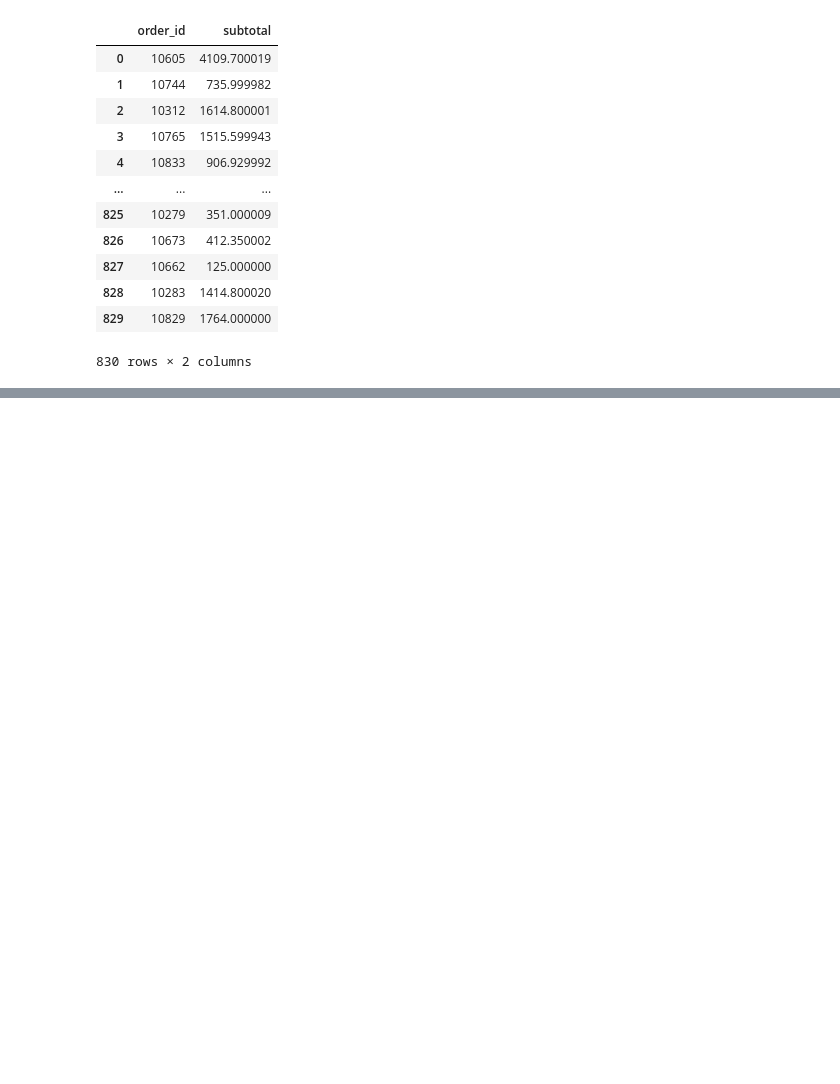
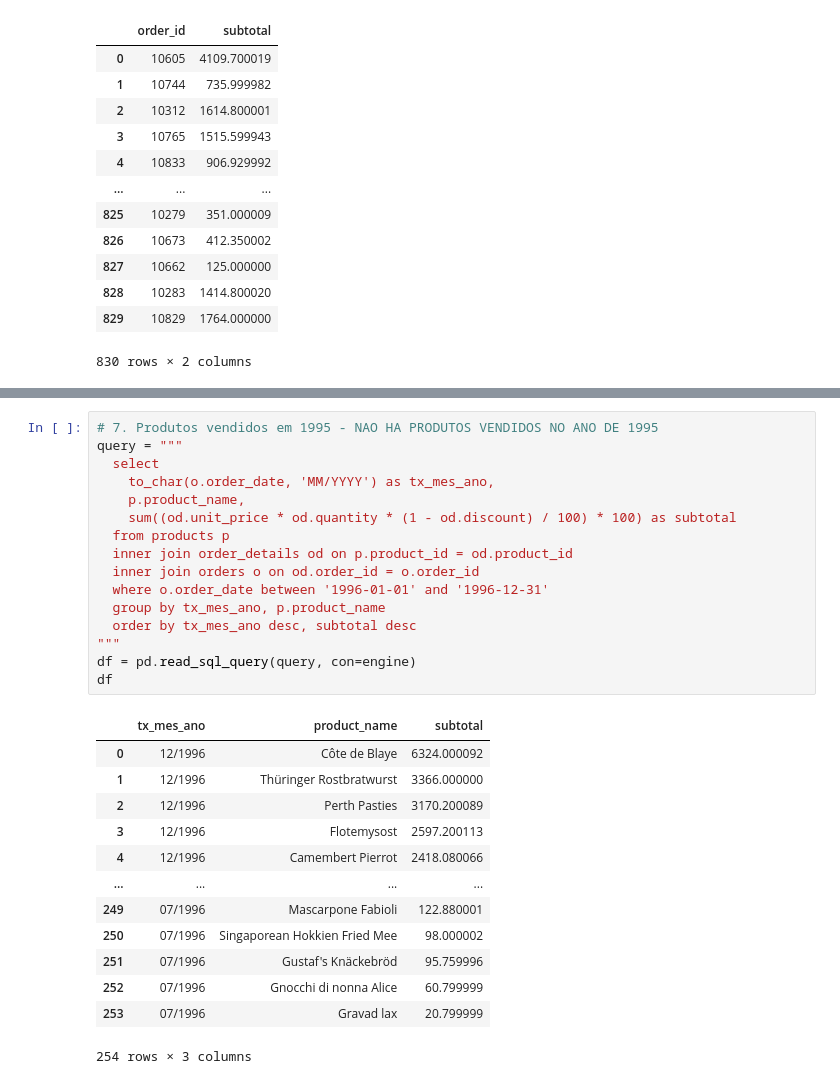
Before and after one commit to wfsilva-uea/northwind, a Jupyter notebook: northwind.ipynb, the cells around one changed output, grey strips where cells are left out. Cells and saved outputs as stored; diff of their text form; blank space fills up the shorter version.

```diff
--- a/northwind.ipynb
+++ b/northwind.ipynb
@@ -221,3 +232,33 @@ df
 | 0 | 1998 | 440623.865278 |
 | 1 | 1997 | 617085.202393 |
 | 2 | 1996 | 208083.970983 |
+# %%
+# 7. Produtos vendidos em 1995 - NAO HA PRODUTOS VENDIDOS NO ANO DE 1995
+query = """
+  select
+    to_char(o.order_date, 'MM/YYYY') as tx_mes_ano,
+    p.product_name,
+    sum((od.unit_price * od.quantity * (1 - od.discount) / 100) * 100) as subtotal
+  from products p
+  inner join order_details od on p.product_id = od.product_id
+  inner join orders o on od.order_id = o.order_id
+  where o.order_date between '1996-01-01' and '1996-12-31'
+  group by tx_mes_ano, p.product_name
+  order by tx_mes_ano desc, subtotal desc
+"""
+df = pd.read_sql_query(query, con=engine)
+df
+# %% [output]
+|  | tx_mes_ano | product_name | subtotal |
+| 0 | 12/1996 | Côte de Blaye | 6324.000092 |
+| 1 | 12/1996 | Thüringer Rostbratwurst | 3366.000000 |
+| 2 | 12/1996 | Perth Pasties | 3170.200089 |
+| 3 | 12/1996 | Flotemysost | 2597.200113 |
+| 4 | 12/1996 | Camembert Pierrot | 2418.080066 |
+| ... | ... | ... | ... |
+| 249 | 07/1996 | Mascarpone Fabioli | 122.880001 |
+| 250 | 07/1996 | Singaporean Hokkien Fried Mee | 98.000002 |
+| 251 | 07/1996 | Gustaf's Knäckebröd | 95.759996 |
+| 252 | 07/1996 | Gnocchi di nonna Alice | 60.799999 |
+| 253 | 07/1996 | Gravad lax | 20.799999 |
+254 rows × 3 columns
```
Also changed, not shown: parts of 6 cells of this notebook.
